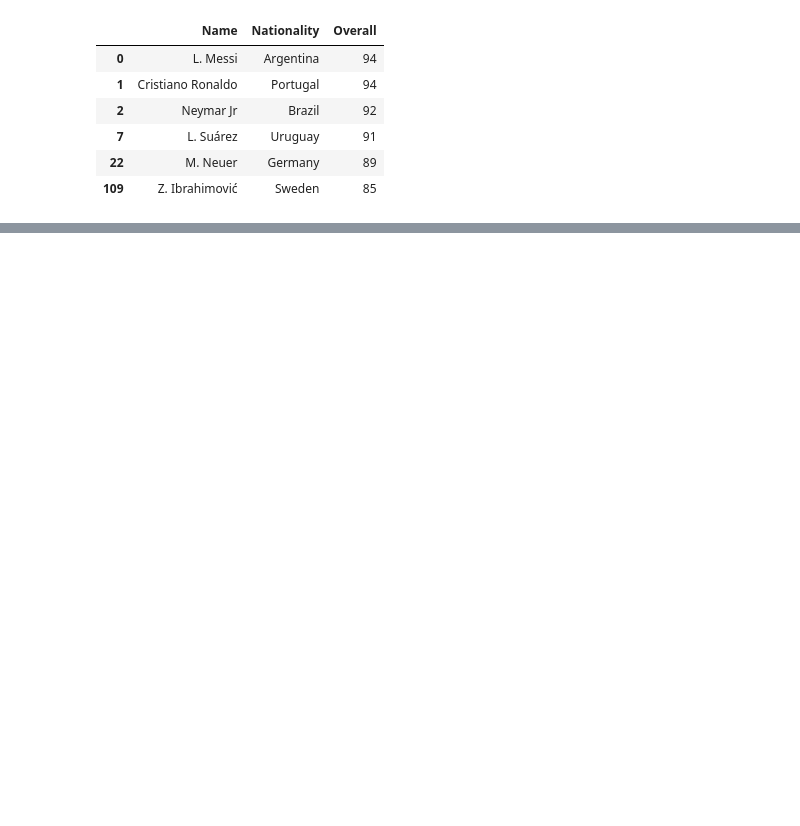
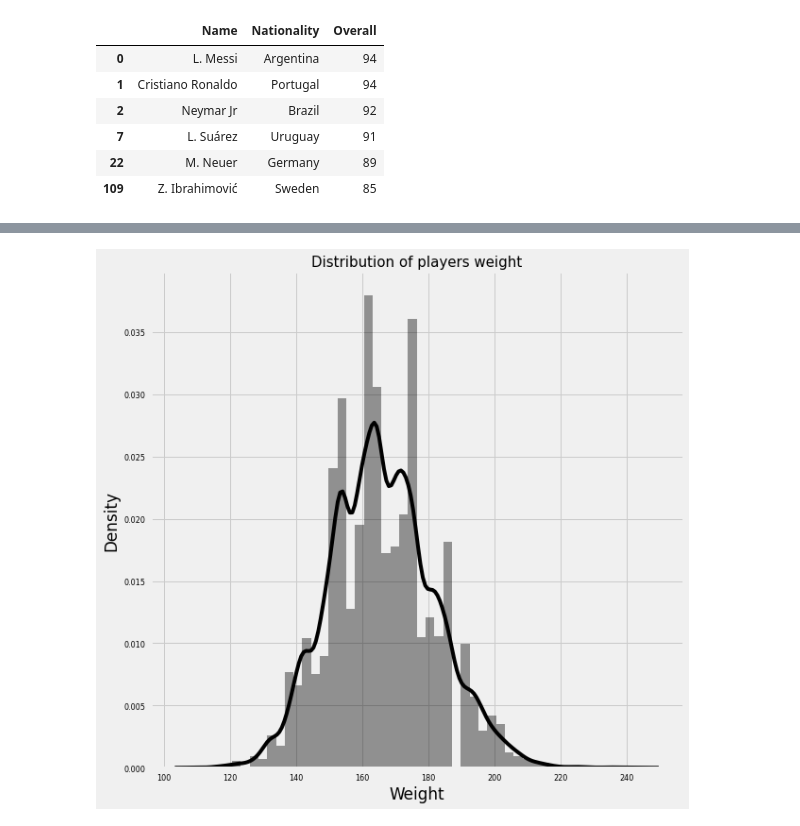
Before and after one commit to i11exx/fifa_2019_analysis, a Jupyter notebook: fifa.ipynb, the cells around one changed output, grey strips where cells are left out. Drawn from its saved outputs; the diff is of its cells as text; code cells hidden in the pictures; blank space fills up the shorter version.

```diff
--- a/fifa.ipynb
+++ b/fifa.ipynb
@@ -288,6 +295,6 @@ data['Weight'] = data['Weight'].apply(lambda x: extract_value_from(x))
 
 # Plotting the distribution og weight og the players
 sns.distplot(data['Weight'], color = 'black')
-plt.title'Distribution of players weight', fontsize = 15)
+plt.title('Distribution of players weight', fontsize = 15)
 plt.show()
 # %% [output]
@@ -295,3 +301,4 @@ SyntaxError: invalid syntax (<ipython-input-190-3142b0a62cb3>, line 11)
+[figure, added]
 # %%
 # Defining a function for cleaning the wage column
 def extract_value_from(column):
```
Also changed, not shown: parts of 26 cells of this notebook.
